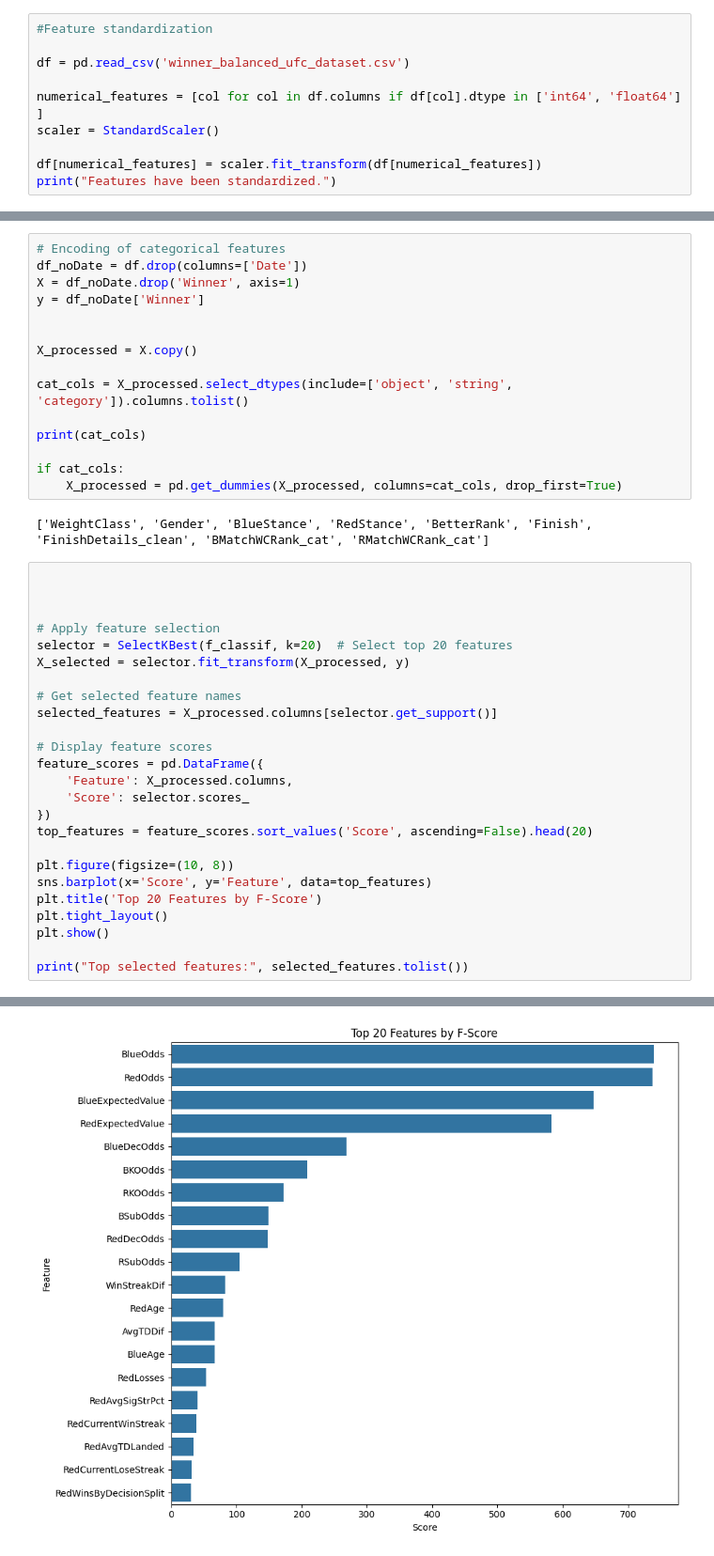
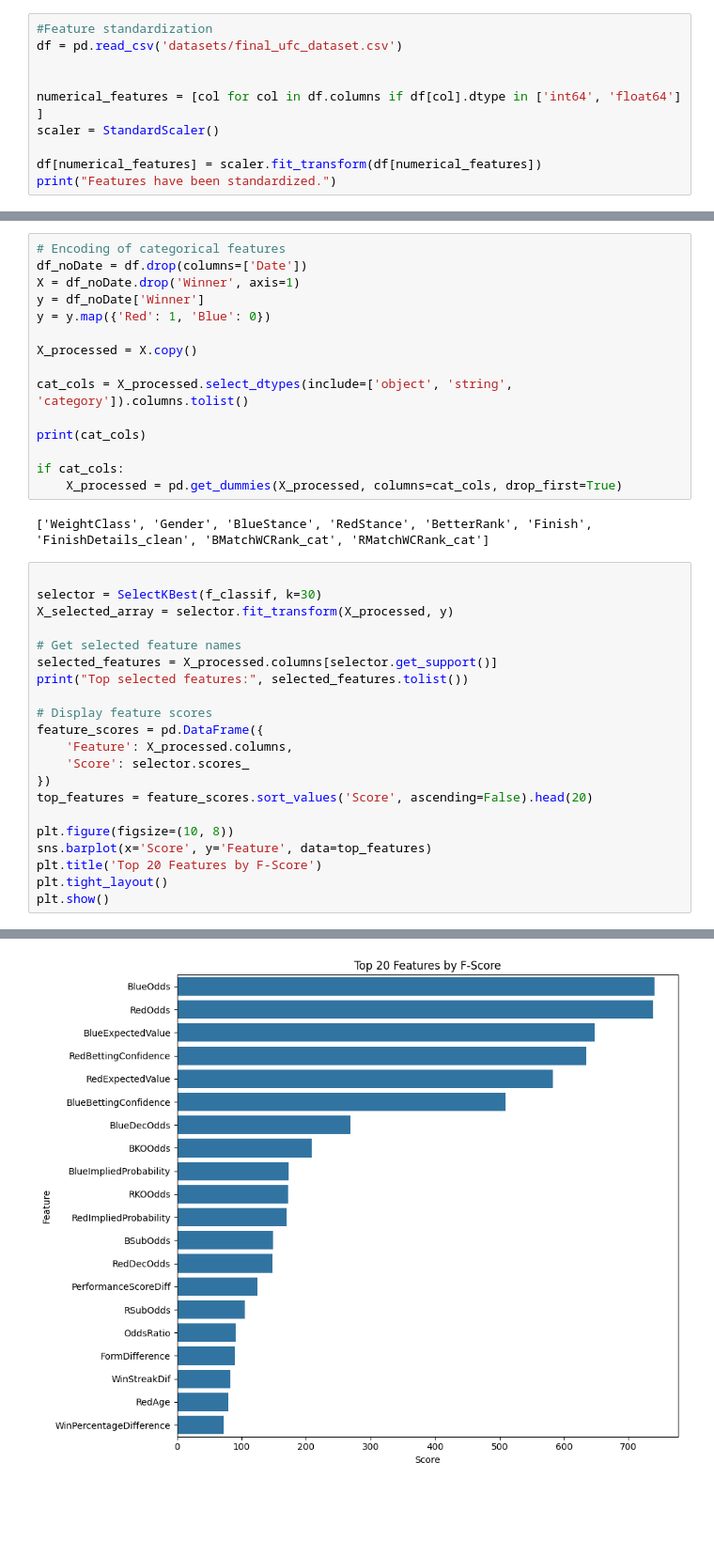
Before and after one commit to 0xPsyop/Octagon-Oracle, a Jupyter notebook: oracle.ipynb, the cells around one changed output, grey strips where cells are left out. Shown at 94% size. Drawn from its saved outputs; the diff is of its cells as text; blank space fills up the shorter version.

```diff
--- a/oracle.ipynb
+++ b/oracle.ipynb
@@ -315,7 +336,7 @@ plt.show()
 # %%
 #Feature standardization
+df = pd.read_csv('datasets/final_ufc_dataset.csv')
 
-df = pd.read_csv('winner_balanced_ufc_dataset.csv')
 
 numerical_features = [col for col in df.columns if df[col].dtype in ['int64', 'float64'] ]
 scaler = StandardScaler()
@@ -329,7 +350,7 @@ Features have been standardized.
 df_noDate = df.drop(columns=['Date'])
 X = df_noDate.drop('Winner', axis=1)
 y = df_noDate['Winner']
-
+y = y.map({'Red': 1, 'Blue': 0})
 
 X_processed = X.copy()
 
@@ -343,14 +364,12 @@ if cat_cols:
 ['WeightClass', 'Gender', 'BlueStance', 'RedStance', 'BetterRank', 'Finish', 'FinishDetails_clean', 'BMatchWCRank_cat', 'RMatchWCRank_cat']
 # %%
 
-
-
-# Apply feature selection
-selector = SelectKBest(f_classif, k=20)  # Select top 20 features
-X_selected = selector.fit_transform(X_processed, y)
+selector = SelectKBest(f_classif, k=30)
+X_selected_array = selector.fit_transform(X_processed, y)
 
 # Get selected feature names
 selected_features = X_processed.columns[selector.get_support()]
+print("Top selected features:", selected_features.tolist())
 
 # Display feature scores
 feature_scores = pd.DataFrame({
@@ -364,6 +383,4 @@ sns.barplot(x='Score', y='Feature', data=top_features)
 plt.title('Top 20 Features by F-Score')
 plt.tight_layout()
 plt.show()
-
-print("Top selected features:", selected_features.tolist())
 # %% [output]
@@ -370 +388 @@ print("Top selected features:", selected_features.tolist())
-[figure, old version]
+[figure, new version]
```
Also changed, not shown: parts of 13 cells of this notebook, 5 other files.
